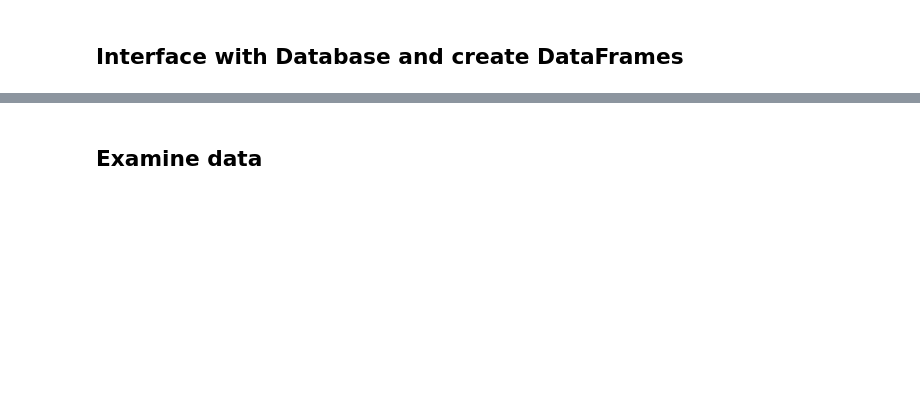
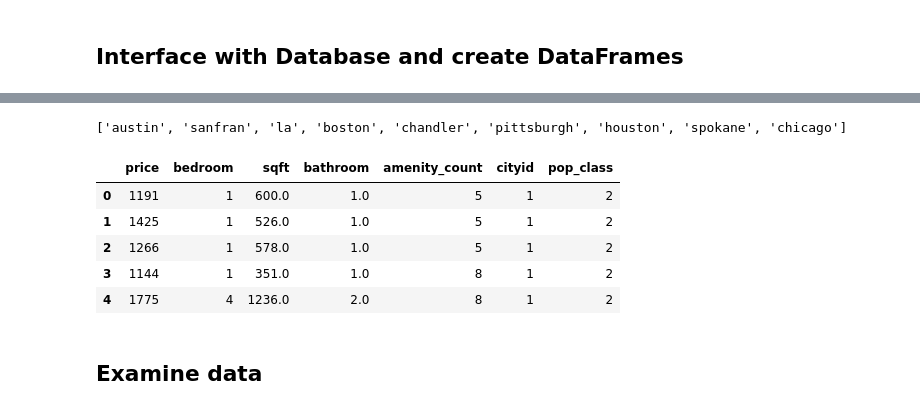
Before and after one commit to icycake7/main, a Jupyter notebook: First Segment Rubric - ML/Voting_Regressor/Weighted_Voting_Reg.ipynb, the cells around one changed output, grey strips where cells are left out. Drawn from its saved outputs; the diff is of its cells as text; code cells hidden in the pictures; blank space fills up the shorter version.

```diff
--- a/First Segment Rubric - ML/Voting_Regressor/Weighted_Voting_Reg.ipynb
+++ b/First Segment Rubric - ML/Voting_Regressor/Weighted_Voting_Reg.ipynb
@@ -254,0 +93,18 @@ sf_df.head()
+# %%
+# List of tables corresponding to cities
+table_names = []
+city_list = ['austin','boston','sanfran','chandler','chicago','houston','la','pittsburgh','spokane']
+
+# Group by city population
+# To generalize, pop groups can be calc. based on population of known cities in groups.
+low_list = ['chandler', 'pittsburgh', 'spokane']
+mid_list = ['austin', 'boston', 'sf']
+high_list = ['chicago', 'la', 'houston']
+
+for k in Base.metadata.tables.keys():
+    if k in city_list:
+        table_names.append(k)
+
+print(table_names)
+# %% [output]
+['austin', 'sanfran', 'la', 'boston', 'chandler', 'pittsburgh', 'houston', 'spokane', 'chicago']
@@ -254,0 +154,11 @@ sf_df.head()
+# %%
+all_pop = city_df(eng=engine,city_tables=table_names,lowpop_list=low_list,
+                  midpop_list=mid_list,highpop_list=high_list)
+all_pop.head()
+# %% [output]
+|  | price | bedroom | sqft | bathroom | amenity_count | cityid | pop_class |
+| 0 | 1191 | 1 | 600.0 | 1.0 | 5 | 1 | 2 |
+| 1 | 1425 | 1 | 526.0 | 1.0 | 5 | 1 | 2 |
+| 2 | 1266 | 1 | 578.0 | 1.0 | 5 | 1 | 2 |
+| 3 | 1144 | 1 | 351.0 | 1.0 | 8 | 1 | 2 |
+| 4 | 1775 | 4 | 1236.0 | 2.0 | 8 | 1 | 2 |
```
Also changed, not shown: parts of 77 cells of this notebook.
